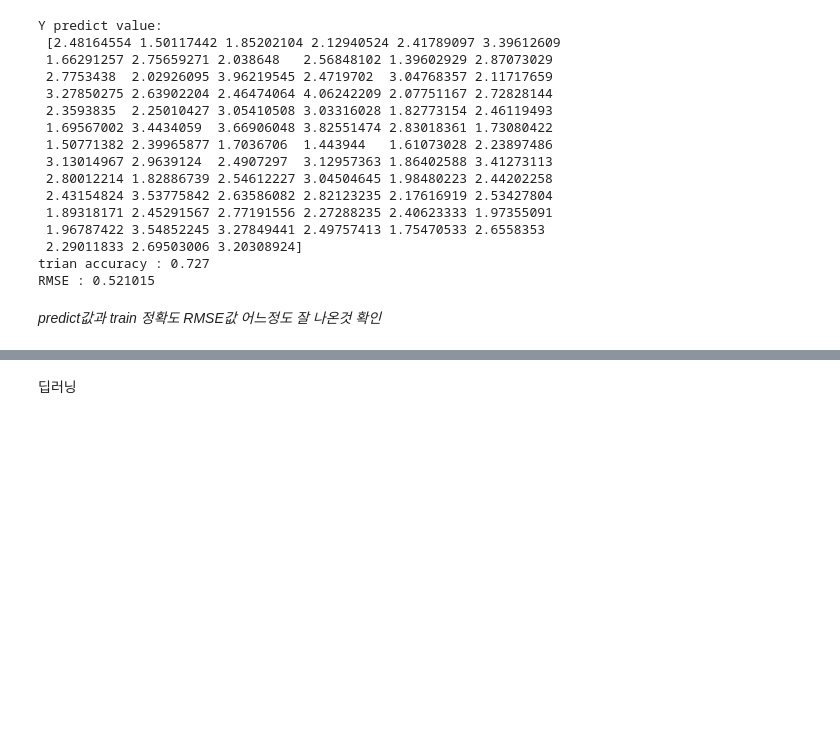
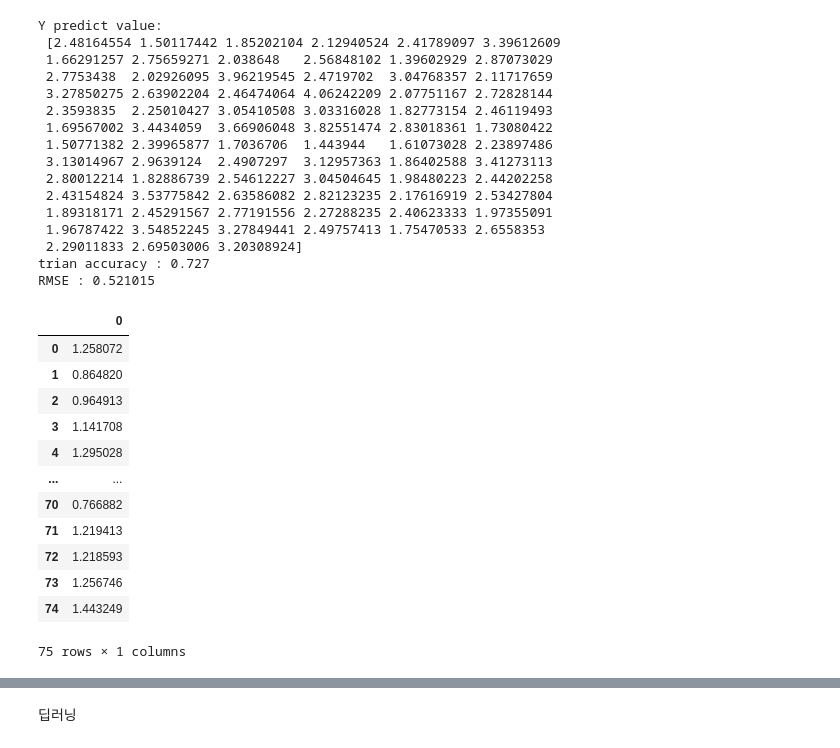
Before and after one commit to kyungmo90/Ubion-Python, a Jupyter notebook: 재가요양시설로_요양시설의_수_예측_ipynb의_사본.ipynb, the cells around one changed output, grey strips where cells are left out. Saved outputs shown, nothing was run; the diff lists cells and outputs as text; code cells hidden in the pictures; blank space fills up the shorter version.

```diff
--- a/재가요양시설로_요양시설의_수_예측_ipynb의_사본.ipynb
+++ b/재가요양시설로_요양시설의_수_예측_ipynb의_사본.ipynb
@@ -383,5 +385,20 @@ Y predict value:
  2.29011833 2.69503006 3.20308924]
 trian accuracy : 0.727
 RMSE : 0.521015
-# %% [markdown]
-*predict값과 train 정확도 RMSE값 어느정도 잘 나온것 확인*
+# %%
+Y_pred_df = pd.DataFrame(Y_pred)
+Y_pred_df
+# %% [output]
+|  | 0 |
+| 0 | 1.258072 |
+| 1 | 0.864820 |
+| 2 | 0.964913 |
+| 3 | 1.141708 |
+| 4 | 1.295028 |
+| ... | ... |
+| 70 | 0.766882 |
+| 71 | 1.219413 |
+| 72 | 1.218593 |
+| 73 | 1.256746 |
+| 74 | 1.443249 |
+75 rows × 1 columns
```
Also changed, not shown: parts of 7 cells of this notebook.
